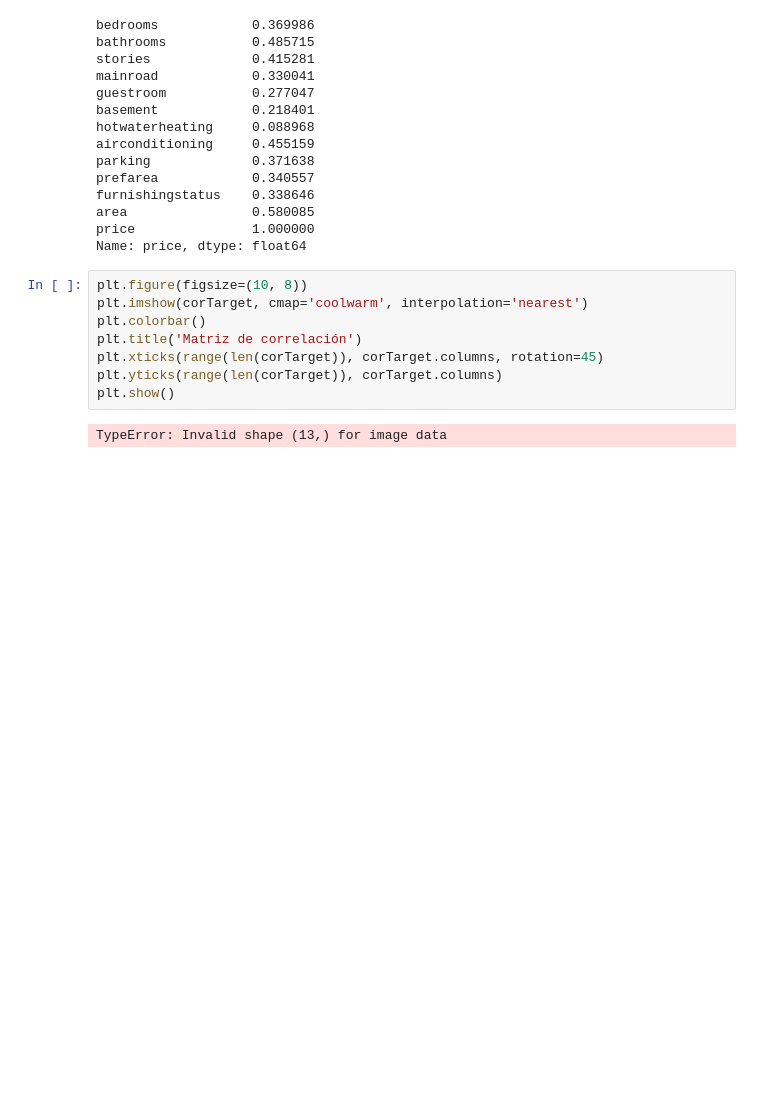
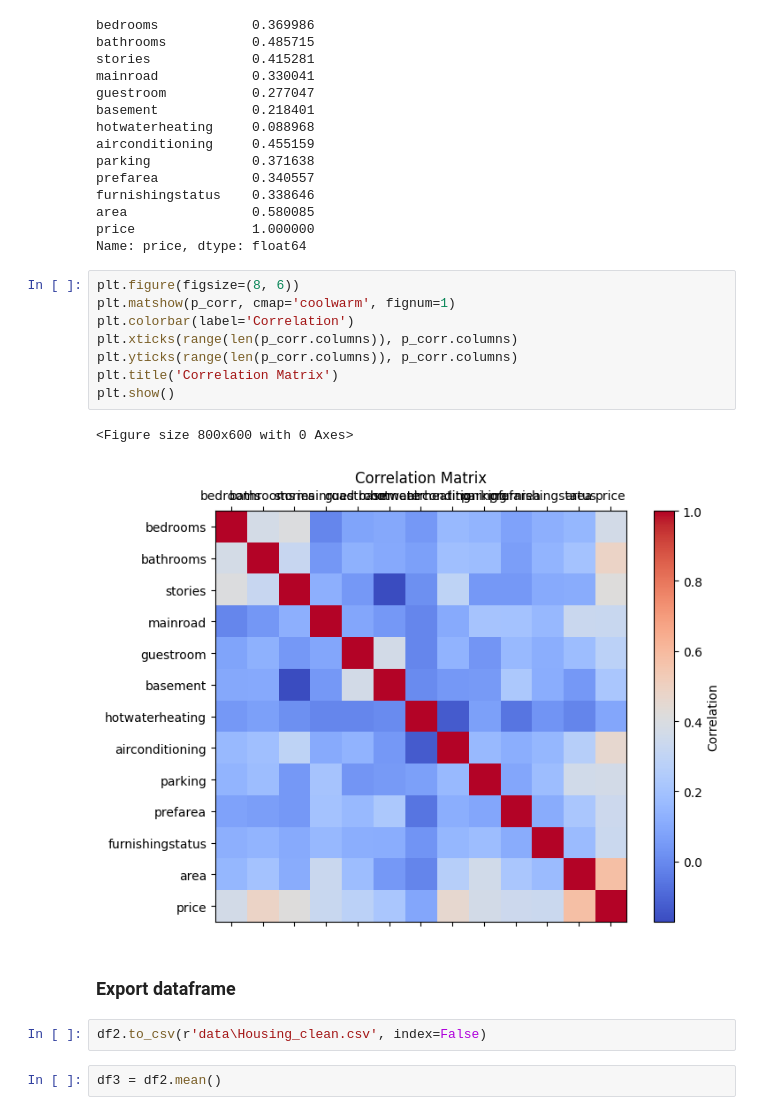
Before and after one commit to Remolino777/House_P_P, a Jupyter notebook: ETL.ipynb, the cells around one changed output. Cells and saved outputs as stored; diff of their text form; blank space fills up the shorter version.

```diff
--- a/ml_predictor.ipynb
+++ b/ETL.ipynb
@@ -312,12 +312,19 @@ area                0.580085
 price               1.000000
 Name: price, dtype: float64
 # %%
-plt.figure(figsize=(10, 8))
-plt.imshow(corTarget, cmap='coolwarm', interpolation='nearest')
-plt.colorbar()
-plt.title('Matriz de correlación')
-plt.xticks(range(len(corTarget)), corTarget.columns, rotation=45)
-plt.yticks(range(len(corTarget)), corTarget.columns)
+plt.figure(figsize=(8, 6))
+plt.matshow(p_corr, cmap='coolwarm', fignum=1)
+plt.colorbar(label='Correlation')
+plt.xticks(range(len(p_corr.columns)), p_corr.columns)
+plt.yticks(range(len(p_corr.columns)), p_corr.columns)
+plt.title('Correlation Matrix')
 plt.show()
 # %% [output]
-TypeError: Invalid shape (13,) for image data
+<Figure size 800x600 with 0 Axes>
+[figure, added]
+# %% [markdown]
+### Export dataframe
+# %%
+df2.to_csv(r'data\Housing_clean.csv', index=False)
+# %%
+df3 = df2.mean()
```
Also changed, not shown: parts of 13 cells of this notebook, 2 other files.
